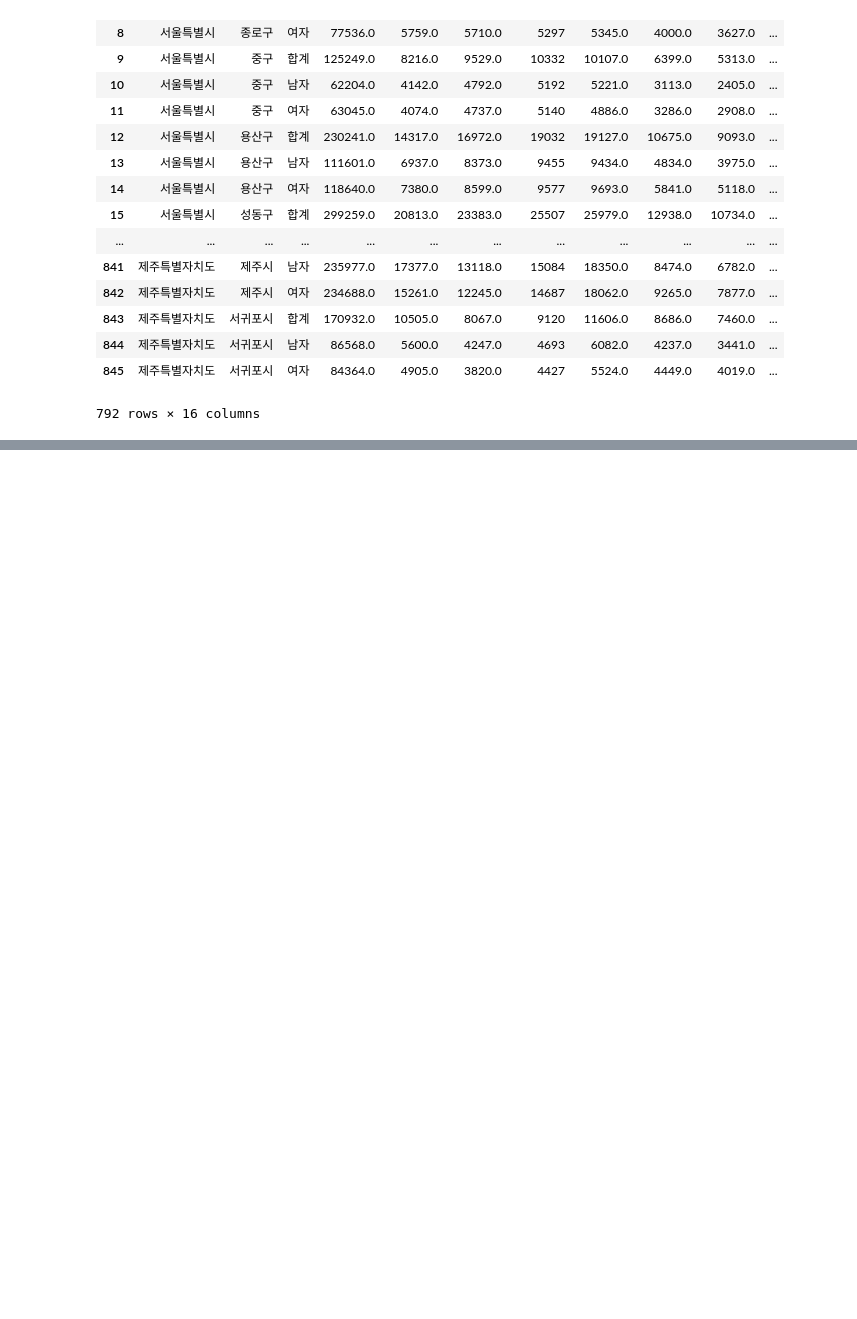
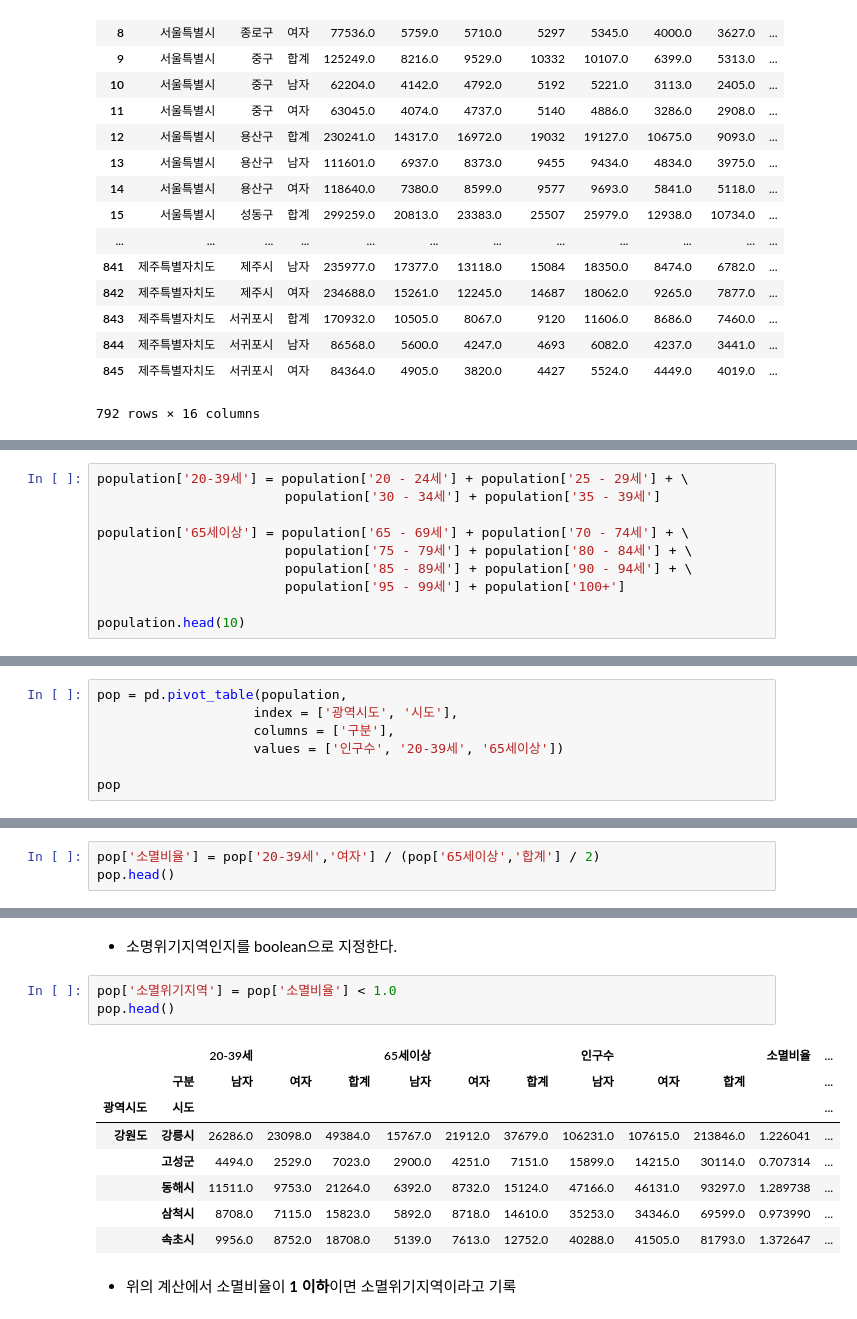
Before and after one commit to KimDoKy/DataScience, a Jupyter notebook: source_code/chap5. population using Korea Map.ipynb, the cells around one changed output, grey strips where cells are left out. Drawn from its saved outputs; the diff is of its cells as text; blank space fills up the shorter version.

```diff
--- a/source_code/chap5. population using Korea Map.ipynb
+++ b/source_code/chap5. population using Korea Map.ipynb
@@ -101,0 +107,10 @@ population
+# %%
+population['20-39세'] = population['20 - 24세'] + population['25 - 29세'] + \
+                        population['30 - 34세'] + population['35 - 39세']
+
+population['65세이상'] = population['65 - 69세'] + population['70 - 74세'] + \
+                        population['75 - 79세'] + population['80 - 84세'] + \
+                        population['85 - 89세'] + population['90 - 94세'] + \
+                        population['95 - 99세'] + population['100+']
+
+population.head(10)
@@ -101,0 +131,7 @@ population
+# %%
+pop = pd.pivot_table(population,
+                    index = ['광역시도', '시도'],
+                    columns = ['구분'],
+                    values = ['인구수', '20-39세', '65세이상'])
+
+pop
@@ -101,0 +162,3 @@ population
+# %%
+pop['소멸비율'] = pop['20-39세','여자'] / (pop['65세이상','합계'] / 2)
+pop.head()
@@ -101,0 +174,16 @@ population
+# %% [markdown]
+- 소명위기지역인지를 boolean으로 지정한다.
+# %%
+pop['소멸위기지역'] = pop['소멸비율'] < 1.0
+pop.head()
+# %% [output]
+|  |  | 20-39세 |  |  | 65세이상 |  |  | 인구수 |  |  | 소멸비율 | ... |
+|  | 구분 | 남자 | 여자 | 합계 | 남자 | 여자 | 합계 | 남자 | 여자 | 합계 |  | ... |
+| 광역시도 | 시도 |  |  |  |  |  |  |  |  |  |  | ... |
+| 강원도 | 강릉시 | 26286.0 | 23098.0 | 49384.0 | 15767.0 | 21912.0 | 37679.0 | 106231.0 | 107615.0 | 213846.0 | 1.226041 | ... |
+|  | 고성군 | 4494.0 | 2529.0 | 7023.0 | 2900.0 | 4251.0 | 7151.0 | 15899.0 | 14215.0 | 30114.0 | 0.707314 | ... |
+|  | 동해시 | 11511.0 | 9753.0 | 21264.0 | 6392.0 | 8732.0 | 15124.0 | 47166.0 | 46131.0 | 93297.0 | 1.289738 | ... |
+|  | 삼척시 | 8708.0 | 7115.0 | 15823.0 | 5892.0 | 8718.0 | 14610.0 | 35253.0 | 34346.0 | 69599.0 | 0.973990 | ... |
+|  | 속초시 | 9956.0 | 8752.0 | 18708.0 | 5139.0 | 7613.0 | 12752.0 | 40288.0 | 41505.0 | 81793.0 | 1.372647 | ... |
+# %% [markdown]
+- 위의 계산에서 소멸비율이 **1 이하**이면 소멸위기지역이라고 기록
```
Also changed, not shown: parts of 14 cells of this notebook.
